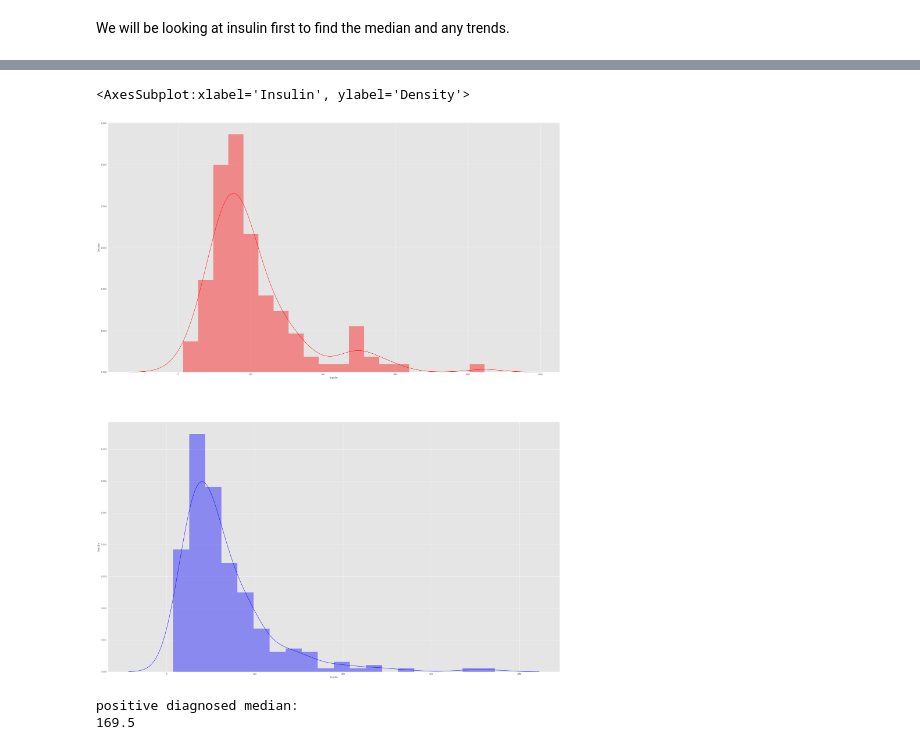
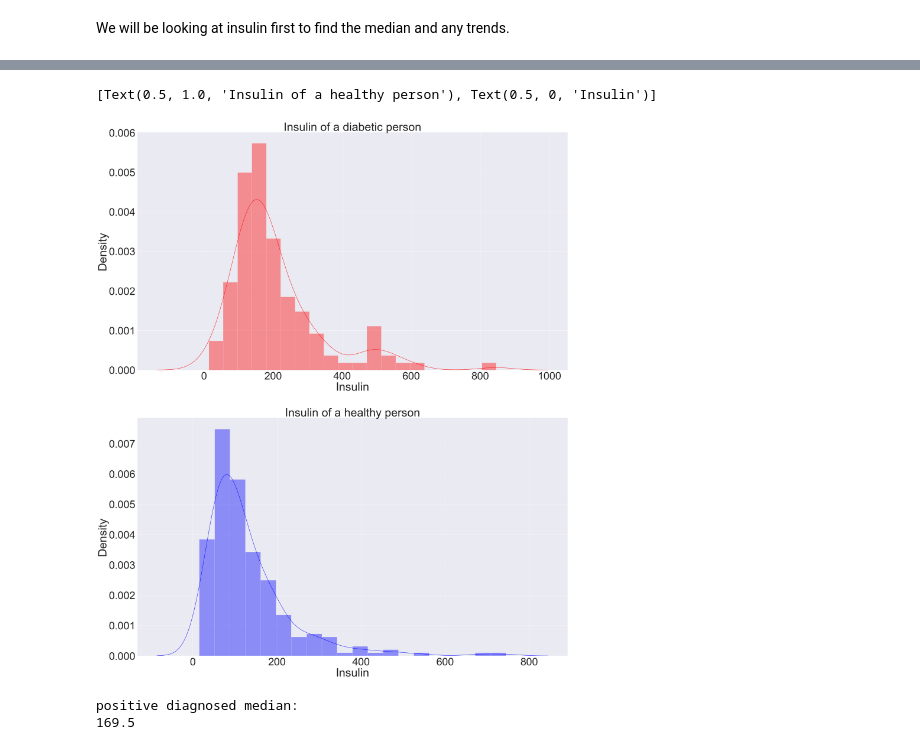
Before and after one commit to alessandro1g/alessandro1g.github.io, a Jupyter notebook: CMSC320final.ipynb, the cells around one changed output, grey strips where cells are left out. Saved outputs shown, nothing was run; the diff lists cells and outputs as text; code cells hidden in the pictures.

```diff
--- a/CMSC320final.ipynb
+++ b/CMSC320final.ipynb
@@ -223,12 +220,14 @@ AttributeError: 'Series' object has no attribute 'reshape'
 # %%
 fig, ax = plt.subplots(2,1, figsize=(40,50))
+sns.set(font_scale=5)
+
 sns.distplot(positive['Insulin'], bins = 20, color = 'red', \
-             ax=ax[0])
+             ax=ax[0]).set(title='Insulin of a diabetic person', xlabel = 'Insulin')
 sns.distplot(negative['Insulin'], bins = 20, color = 'blue', \
-             ax=ax[1])
+             ax=ax[1]).set(title='Insulin of a healthy person', xlabel = 'Insulin')
 # %% [output]
-<AxesSubplot:xlabel='Insulin', ylabel='Density'>
+[Text(0.5, 1.0, 'Insulin of a healthy person'), Text(0.5, 0, 'Insulin')]
-[figure, old version]
+[figure, new version]
 # %%
 insulin_median = median_found(positive, 'Insulin')
 print("positive diagnosed median:")
```
Also changed, not shown: parts of 4 cells of this notebook, 2 other files.
